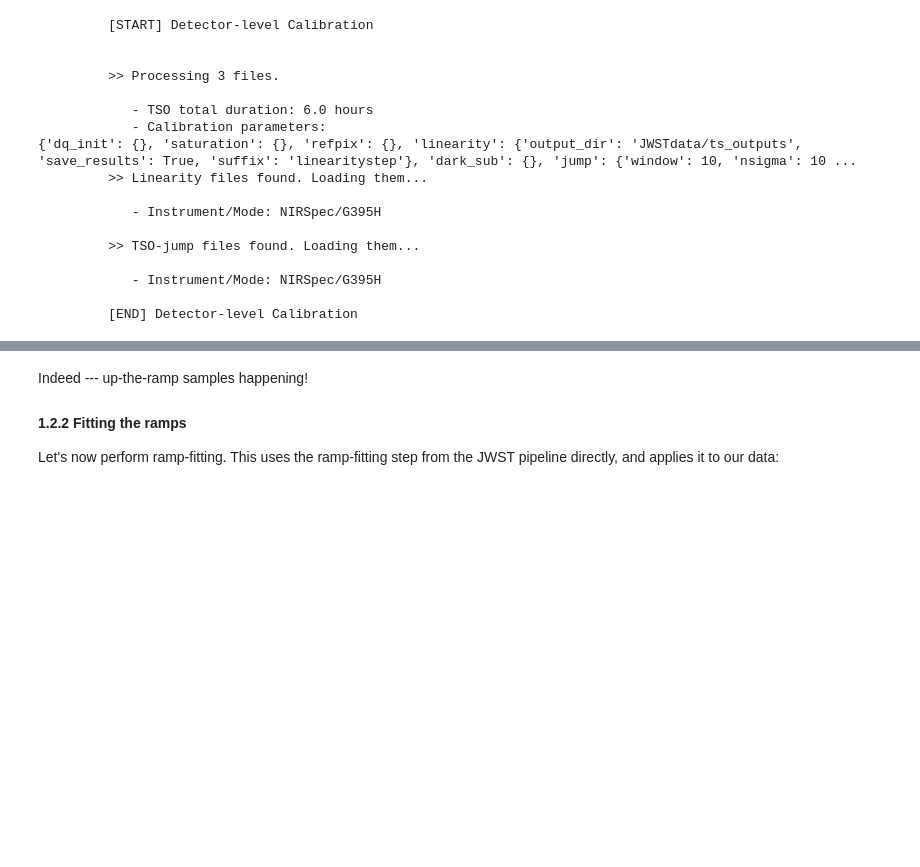
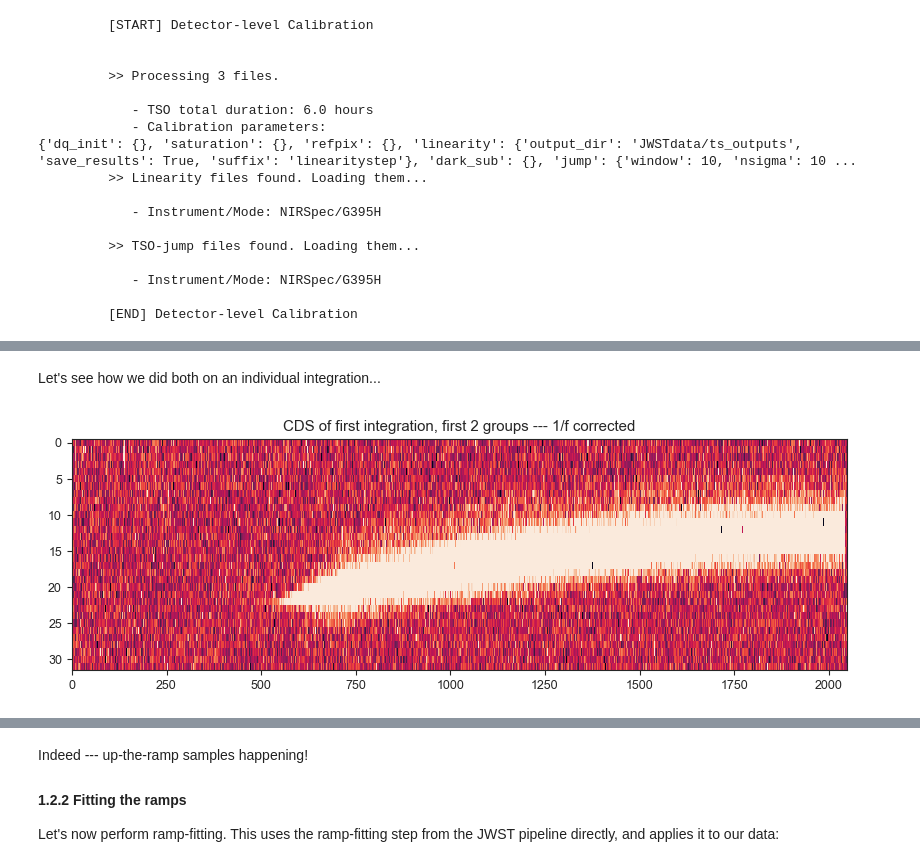
Before and after one commit to nespinoza/transitspectroscopy, a Jupyter notebook: tutorials/Tutorial-HAT-P-14b-JWST-NIRSPEC.ipynb, the cells around one changed output, grey strips where cells are left out. Cells and saved outputs as stored; diff of their text form; code cells hidden in the pictures; blank space fills up the shorter version.

```diff
--- a/tutorials/Tutorial-HAT-P-14b-JWST-NIRSPEC.ipynb
+++ b/tutorials/Tutorial-HAT-P-14b-JWST-NIRSPEC.ipynb
@@ -148,0 +224,35 @@ for i in range(0,5):
+# %%
+# First, get the indexes of all the non-iluminated rows of each column:
+non_iluminated_rows = []
+for column in range(nrs1_cds.shape[3]):
+
+    non_iluminated_rows.append( np.where( ~np.isnan( mask[:, column] ) )[0] )
+
+for integration in range(nrs1_cds.shape[0]):
+
+    for group in range(nrs1_cds.shape[1]):
+
+        for column in range(nrs1_cds.shape[3]):
+
+            # First, get the non-iluminated rows that define the background of the current column:
+            background_pixels = nrs1_cds[integration, group, non_iluminated_rows[column], column]
+
+            # Estimate MAD sigma:
+            median_background = np.nanmedian(background_pixels)
+            sigma = ts.utils.get_mad_sigma(background_pixels, median_background)
+
+            # Select pixel values within 5-sigma from the median:
+            idx = np.where( np.abs(background_pixels - median_background) < 5*sigma )[0]
+
+            # Now remove mean background from the CDS:
+            nrs1_cds[integration, group, :, column] -= np.nanmean( background_pixels[idx] )
+# %% [markdown]
+Let's see how we did both on an individual integration...
+# %%
+plt.figure(figsize=(10,3))
+
+im = plt.imshow(nrs1_cds[10, 0, :, :], aspect = 'auto', interpolation = 'None')
+plt.title('CDS of first integration, first 2 groups --- 1/f corrected')
+im.set_clim(-30,30)
+# %% [output]
+[figure, added]
```
Also changed, not shown: parts of 73 cells of this notebook.
